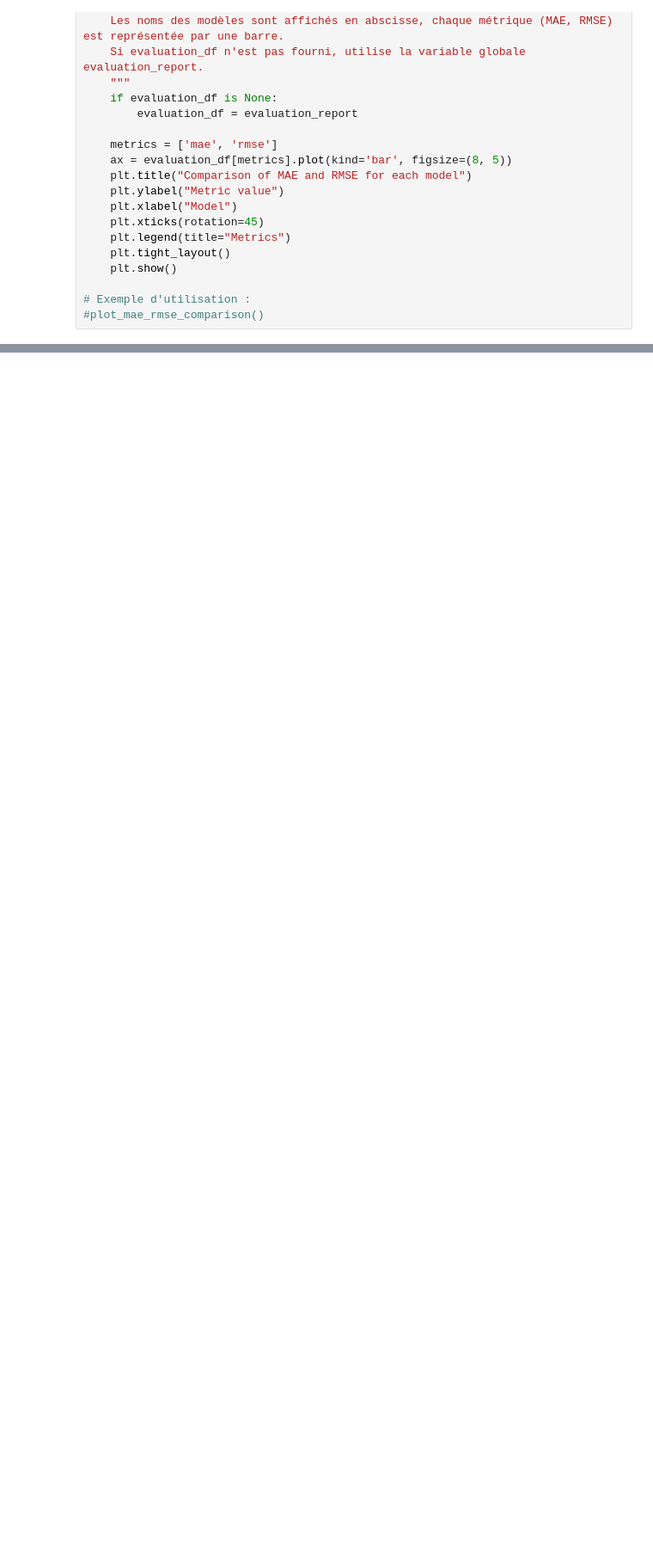
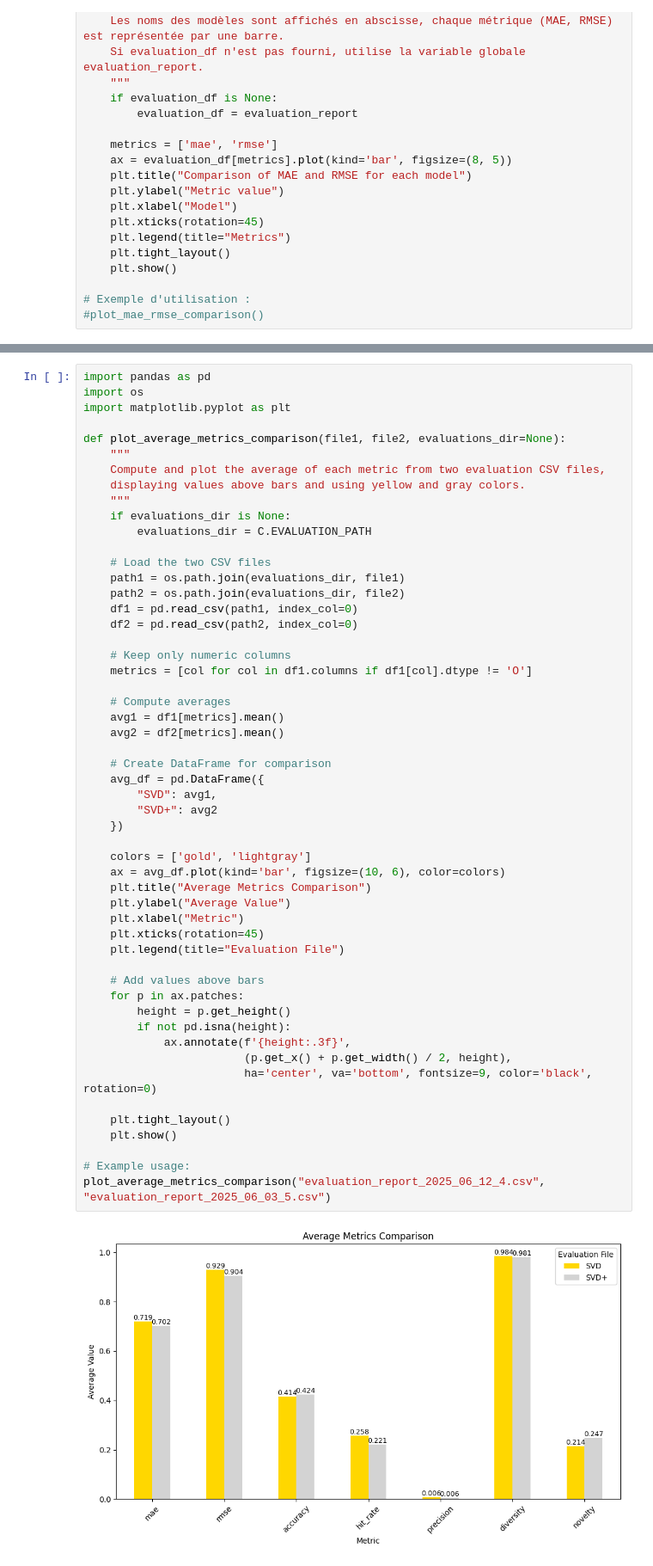
Before and after one commit to OOmsMathis/Recommender-Systeem-, a Jupyter notebook: evaluator.ipynb, the cells around one changed output, grey strips where cells are left out. Shown: that part at 86% size. Saved outputs shown, nothing was run; the diff lists cells and outputs as text; blank space fills up the shorter version.

```diff
--- a/evaluator.ipynb
+++ b/evaluator.ipynb
@@ -664,0 +690,55 @@ print(top_models)
+# %%
+import pandas as pd
+import os
+import matplotlib.pyplot as plt
+
+def plot_average_metrics_comparison(file1, file2, evaluations_dir=None):
+    """
+    Compute and plot the average of each metric from two evaluation CSV files,
+    displaying values above bars and using yellow and gray colors.
+    """
+    if evaluations_dir is None:
+        evaluations_dir = C.EVALUATION_PATH
+
+    # Load the two CSV files
+    path1 = os.path.join(evaluations_dir, file1)
+    path2 = os.path.join(evaluations_dir, file2)
+    df1 = pd.read_csv(path1, index_col=0)
+    df2 = pd.read_csv(path2, index_col=0)
+
+    # Keep only numeric columns
+    metrics = [col for col in df1.columns if df1[col].dtype != 'O']
+
+    # Compute averages
+    avg1 = df1[metrics].mean()
+    avg2 = df2[metrics].mean()
+
+    # Create DataFrame for comparison
+    avg_df = pd.DataFrame({
+        "SVD": avg1,
+        "SVD+": avg2
+    })
+
+    colors = ['gold', 'lightgray']
+    ax = avg_df.plot(kind='bar', figsize=(10, 6), color=colors)
+    plt.title("Average Metrics Comparison")
+    plt.ylabel("Average Value")
+    plt.xlabel("Metric")
+    plt.xticks(rotation=45)
+    plt.legend(title="Evaluation File")
+
+    # Add values above bars
+    for p in ax.patches:
+        height = p.get_height()
+        if not pd.isna(height):
+            ax.annotate(f'{height:.3f}',
+                        (p.get_x() + p.get_width() / 2, height),
+                        ha='center', va='bottom', fontsize=9, color='black', rotation=0)
+
+    plt.tight_layout()
+    plt.show()
+
+# Example usage:
+plot_average_metrics_comparison("evaluation_report_2025_06_12_4.csv", "evaluation_report_2025_06_03_5.csv")
+# %% [output]
+[figure, added]
```
Also changed, not shown: parts of 5 cells of this notebook, 2 other files.
